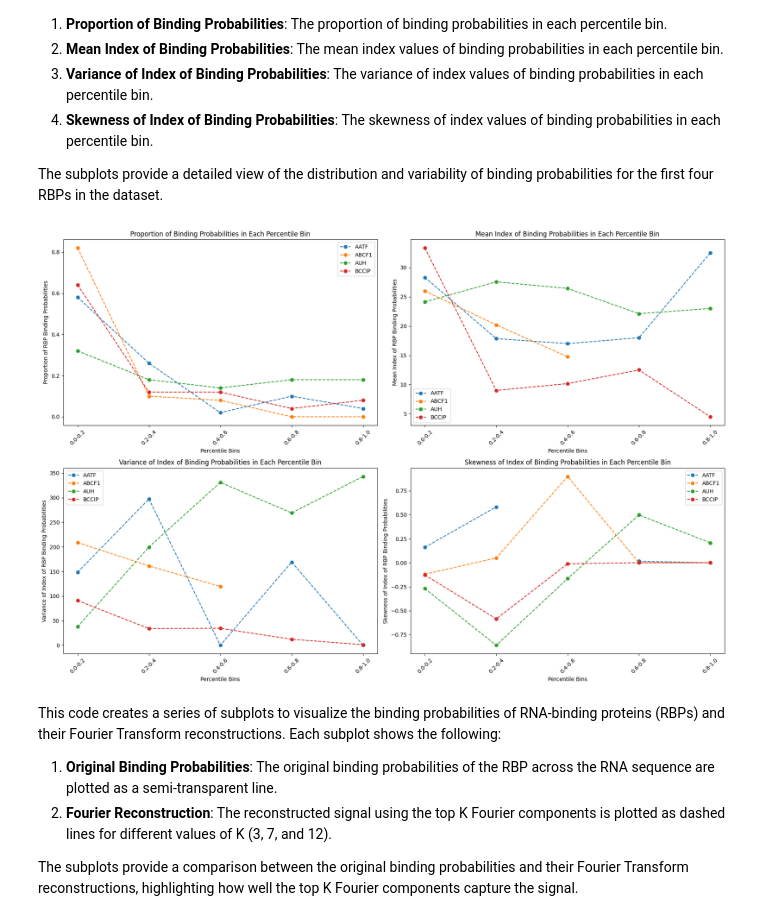
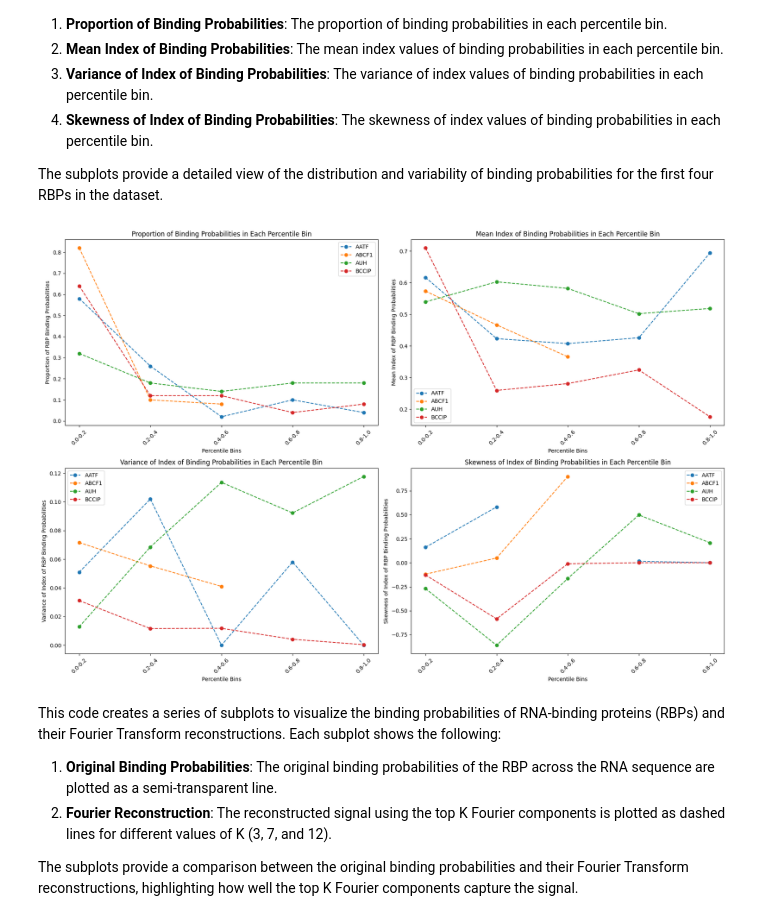
Before and after one commit to simk893/IncRNA_Protein_Interactions, a Jupyter notebook: Exploratory_Data_Analysis.ipynb, the cells around one changed output. Drawn from its saved outputs; the diff is of its cells as text; code cells hidden in the pictures.

```diff
--- a/Exploratory_Data_Analysis.ipynb
+++ b/Exploratory_Data_Analysis.ipynb
@@ -76,6 +74,7 @@ for ax, rbp in zip(axes.flatten(), df.columns[2:6]):
             ax.plot([upper_bound, upper_bound], [y_coordinates[i] - 0.01, y_coordinates[i] + 0.01], color='red')
     for y in bins[1:-1]:
         ax.axhline(y, color='black', linestyle='--', alpha=0.5)
+    ax.set_ylim(0, 1)
     ax.set_title(f'Mean, Median, and Std Dev of {rbp} in Each Percentile Bin')
     ax.set_xlabel('101 RNA Nucleotide Sequence Index')
     ax.set_ylabel('Binding Probability')
@@ -94,48 +93,47 @@ This code creates a series of subplots to visualize various statistical properti
 
 The subplots provide a detailed view of the distribution and variability of binding probabilities for the first four RBPs in the dataset.
 # %%
-proportion_dict, mean_index_dict, variance_index_dict, skew_index_dict = {}, {}, {}, {}
+var_dict = {'Proportion': {}, 'Mean': {},'Variance': {},'Skew': {}}
 N = 5
 indices = np.arange(50, 50 + 10 * len(df), 10)
+normalized_indices = indices / indices.max()
 for rbp in df.columns[2:6]:
     bps = df[rbp].values
     bins = np.linspace(0, 1, N + 1)
     bin_indices = np.digitize(bps, bins) - 1
-    average_index_values = []
-    variance_index_values = []
-    median_index_values = []
+    proportion_values, mean_index_values, variance_index_values, skew_index_values = [], [], [], []
     for i in range(N):
         indices_in_bin = np.where(bin_indices == i)[0]
         if len(indices_in_bin) > 0:
-            average_index_values.append(indices_in_bin.mean())
-            variance_index_values.append(indices_in_bin.var())
-            median_index_values.append(np.median(indices_in_bin))
+            mean_index_values.append(normalized_indices[indices_in_bin].mean())
+            variance_index_values.append(normalized_indices[indices_in_bin].var())
+            proportion_values.append(len(indices_in_bin) / len(indices))
+            skew_index_values.append(skew(normalized_indices[indices_in_bin]))
         else:
-            average_index_values.append(np.nan)
+            mean_index_values.append(np.nan)
             variance_index_values.append(np.nan)
-            median_index_values.append(np.nan)
-    proportion_dict[rbp] = [len(np.where(bin_indices == i)[0]) / len(indices) for i in range(N)]
-    mean_index_dict[rbp] = average_index_values
-    variance_index_dict[rbp] = variance_index_values
-    skew_index_dict[rbp] = [skew(indices[np.where(bin_indices == i)[0]]) if len(np.where(bin_indices == i)[0]) > 0 else 0 for i in range(N)]
+            proportion_values.append(np.nan)
+            skew_index_values.append(np.nan)
+    var_dict['Proportion'][rbp], var_dict['Mean'][rbp] = proportion_values, mean_index_values
+    var_dict['Variance'][rbp], var_dict['Skew'][rbp] = skew_index_values = variance_index_values, skew_index_values
 fig, axes = plt.subplots(2, 2, figsize=(18, 12))
-for ax, (var_dict, title, ylabel) in zip(axes.flatten(),
-                                         [(proportion_dict, 'Proportion of Binding Probabilities in Each Percentile Bin', 'Proportion of RBP Binding Probabilities'),
-                                          (mean_index_dict, 'Mean Index of Binding Probabilities in Each Percentile Bin', 'Mean Index of RBP Binding Probabilities'),
-                                          (variance_index_dict, 'Variance of Index of Binding Probabilities in Each Percentile Bin', 'Variance of Index of RBP Binding Probabilities'),
-                                          (skew_index_dict, 'Skewness of Index of Binding Probabilities in Each Percentile Bin', 'Skewness of Index of RBP Binding Probabilities')]):
-    for rbp in var_dict:
-        ax.plot(range(N), var_dict[rbp], marker='o', linestyle='--', label=rbp)
+for ax, (key, title, ylabel) in zip(axes.flatten(),
+                                    [('Proportion', 'Proportion of Binding Probabilities in Each Percentile Bin', 'Proportion of RBP Binding Probabilities'),
+                                     ('Mean', 'Mean Index of Binding Probabilities in Each Percentile Bin', 'Mean Index of RBP Binding Probabilities'),
+                                     ('Variance', 'Variance of Index of Binding Probabilities in Each Percentile Bin', 'Variance of Index of RBP Binding Probabilities'),
+                                     ('Skew', 'Skewness of Index of Binding Probabilities in Each Percentile Bin', 'Skewness of Index of RBP Binding Probabilities')]):
+    for rbp in var_dict[key]:
+        ax.plot(range(N), var_dict[key][rbp], marker='o', linestyle='--', label=rbp)
     ax.set_title(title)
     ax.set_xlabel('Percentile Bins')
     ax.set_ylabel(ylabel)
     ax.set_xticks(range(N))
     ax.set_xticklabels([f'{i/N:.1f}-{(i+1)/N:.1f}' for i in range(N)], rotation=45)
     ax.legend()
 plt.tight_layout()
 plt.show()
 # %% [output]
-[figure, old version]
+[figure, new version]
 # %% [markdown]
 This code creates a series of subplots to visualize the binding probabilities of RNA-binding proteins (RBPs) and their Fourier Transform reconstructions. Each subplot shows the following:
 
```
Also changed, not shown: parts of 12 cells of this notebook.
